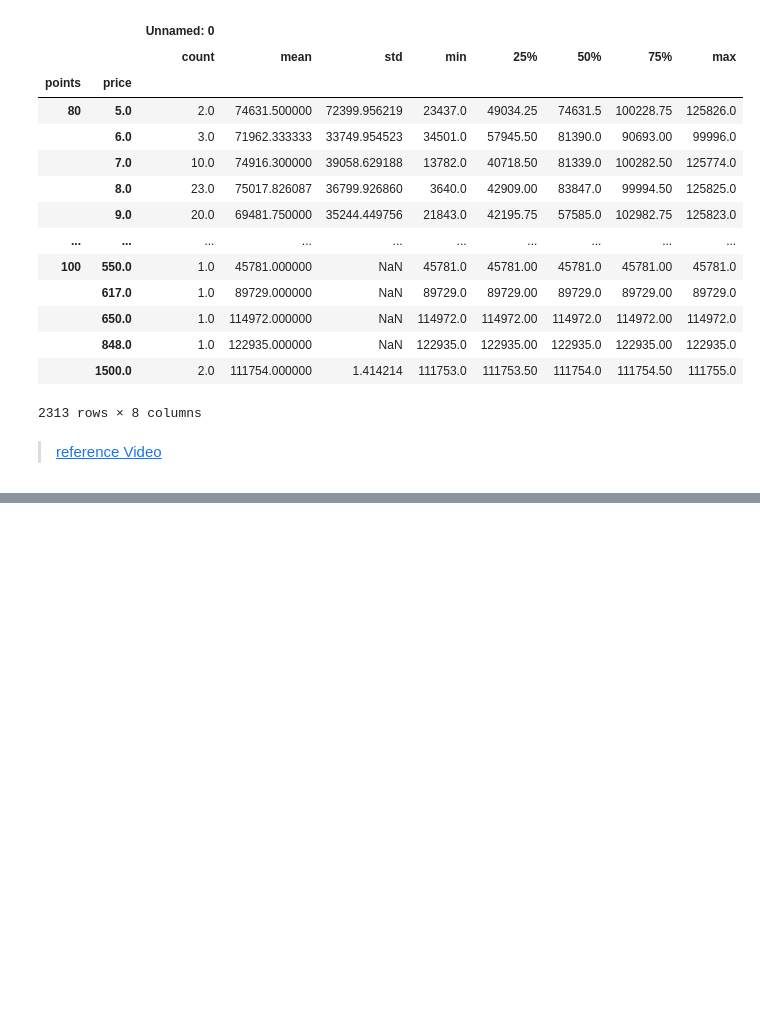
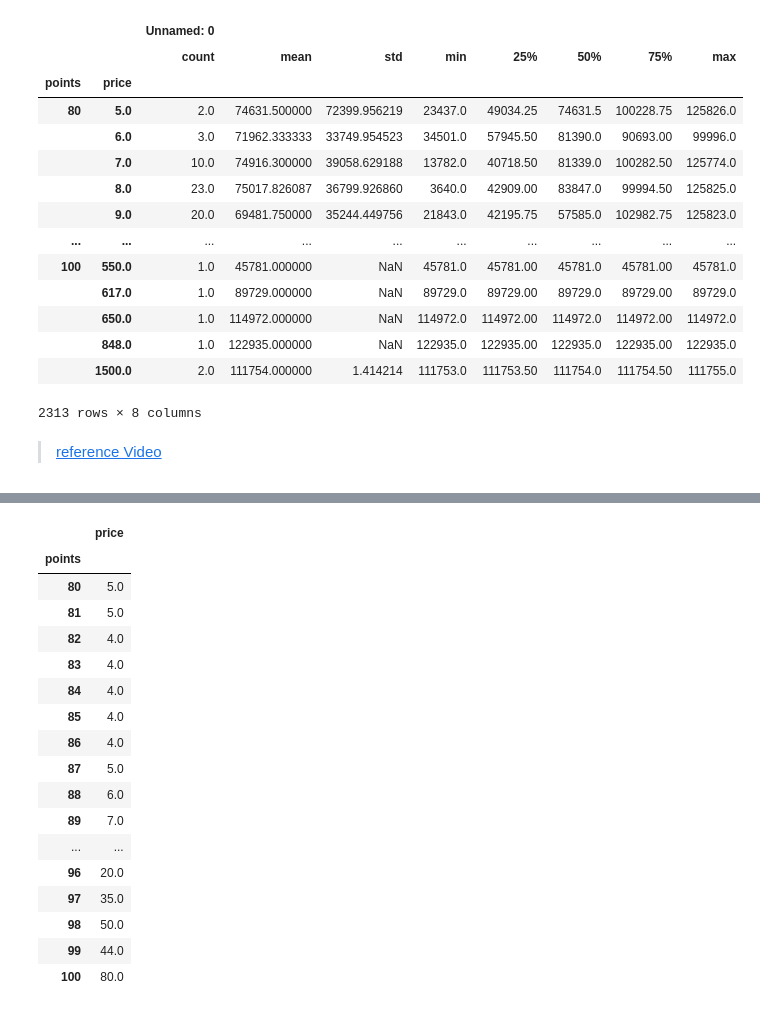
Before and after one commit to abdelazizSalah/Kaggle_Pandas, a Jupyter notebook: grouping_and_sorting.ipynb, the cells around one changed output, grey strips where cells are left out. Cells and saved outputs as stored; diff of their text form; code cells hidden in the pictures; blank space fills up the shorter version.

```diff
--- a/grouping_and_sorting.ipynb
+++ b/grouping_and_sorting.ipynb
@@ -188,0 +225,22 @@ reviews.groupby(['points', 'price']).describe()
+# %%
+# we can sort by index
+prices.sort_index()
+# %% [output]
+|  | price |
+| points |  |
+| 80 | 5.0 |
+| 81 | 5.0 |
+| 82 | 4.0 |
+| 83 | 4.0 |
+| 84 | 4.0 |
+| 85 | 4.0 |
+| 86 | 4.0 |
+| 87 | 5.0 |
+| 88 | 6.0 |
+| 89 | 7.0 |
+| ... | ... |
+| 96 | 20.0 |
+| 97 | 35.0 |
+| 98 | 50.0 |
+| 99 | 44.0 |
+| 100 | 80.0 |
```
Also changed, not shown: parts of 5 cells of this notebook.
